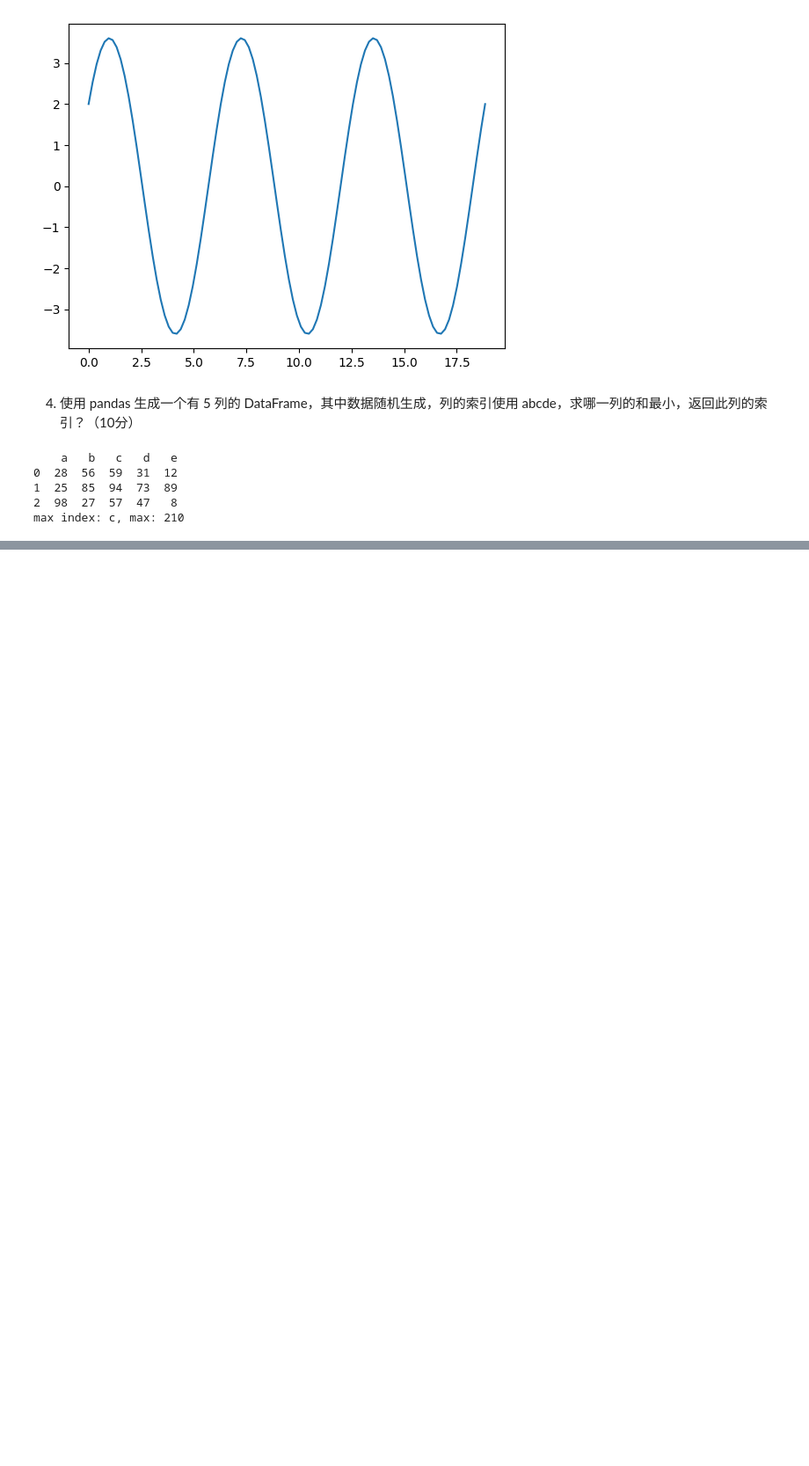
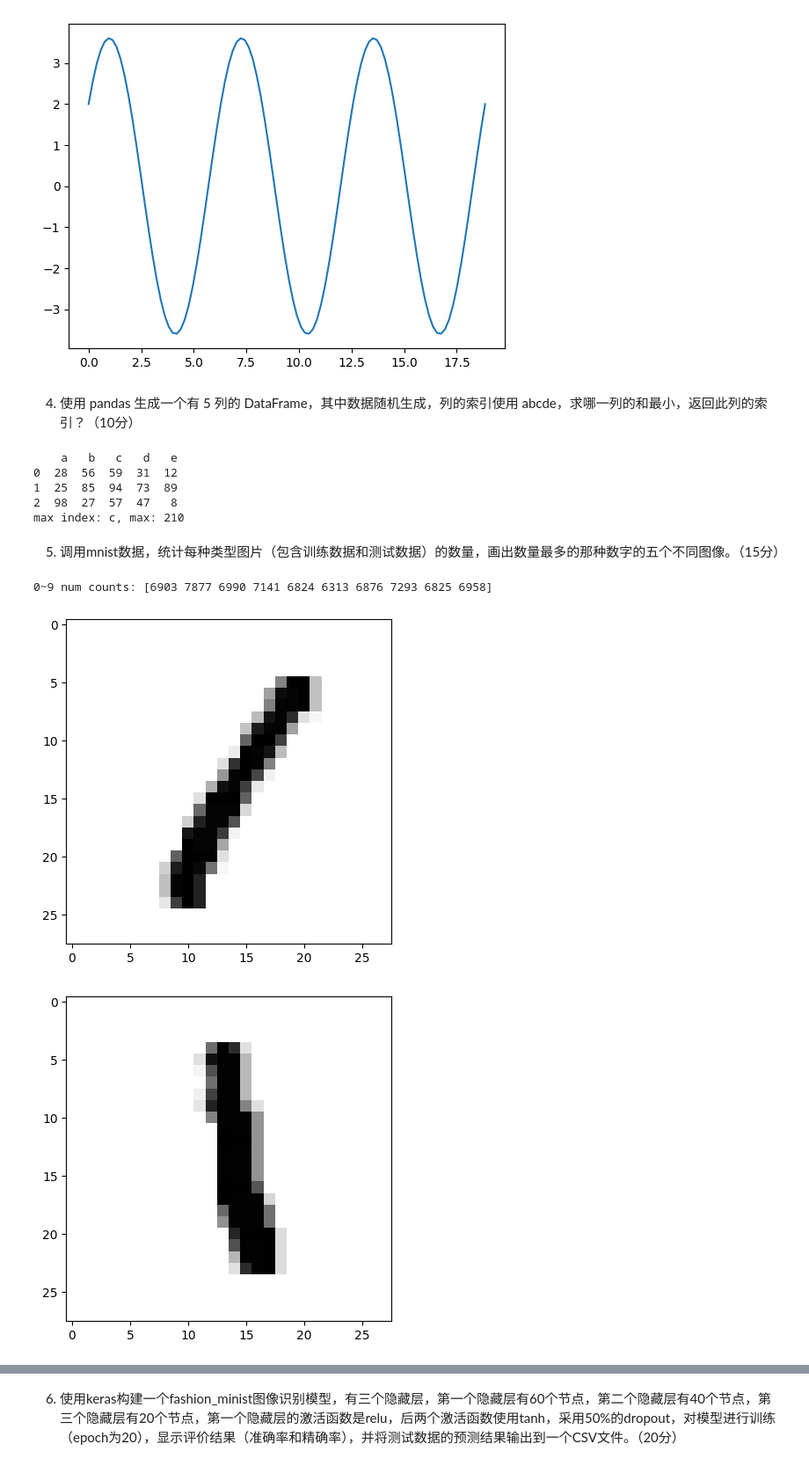
Before and after one commit to Nyeilim/pytorch-learning, a Jupyter notebook: homework/week-6/answer-6.ipynb, the cells around one changed output, grey strips where cells are left out. Shown at 88% size. Drawn from its saved outputs; the diff is of its cells as text; code cells hidden in the pictures; blank space fills up the shorter version.

```diff
--- a/homework/week-6/answer-6.ipynb
+++ b/homework/week-6/answer-6.ipynb
@@ -72,3 +72,40 @@ print("max index: {}, max: {}".format(max_idx, matrix_sum[max_idx]))
 1  25  85  94  73  89
 2  98  27  57  47   8
 max index: c, max: 210
+# %% [markdown]
+5.	调用mnist数据，统计每种类型图片（包含训练数据和测试数据）的数量，画出数量最多的那种数字的五个不同图像。（15分）
+# %%
+import tensorflow as tf
+import matplotlib.pyplot as plt
+import numpy as np
+
+mnist = tf.keras.datasets.mnist
+(x_train, y_train), (x_test, y_test) = mnist.load_data()
+x_all = np.concatenate((x_train, x_test))
+y_all = np.concatenate((y_train, y_test))
+
+# 什么垃圾动态语言，定义都没有
+num_counter = np.zeros(10, dtype=int)  # 数字个数
+index_bank = np.zeros((10, 5), dtype=int)  # 数字图片的下标
+index_bank.fill(-1)
+
+# 处理数据
+for i in range(y_all.size):
+    num = y_all[i]
+    num_counter[num] += 1  # 记录个数
+    j = 0
+    while j < 5 and index_bank[num][j] != -1:
+        j += 1  # 在不越界的情况下往后找到空位
+    if j < 5:
+        index_bank[num][j] = i  # 放入数字图片的下标
+
+print("0~9 num counts: {}".format(num_counter))  # 0~9 的图片个数
+most_num = num_counter.argmax()  # 取出图片下标，打印出五张图片
+for j in range(5):
+    idx = index_bank[most_num][j]
+    plt.imshow(x_train[idx], cmap=plt.get_cmap('gray_r'))  #画图
+    plt.show()
+# %% [output]
+0~9 num counts: [6903 7877 6990 7141 6824 6313 6876 7293 6825 6958]
+[figure, added]
+[figure, added]
@@ -74,0 +115,2 @@ max index: c, max: 210
+# %% [markdown]
+6.	使用keras构建一个fashion_minist图像识别模型，有三个隐藏层，第一个隐藏层有60个节点，第二个隐藏层有40个节点，第三个隐藏层有20个节点，第一个隐藏层的激活函数是relu，后两个激活函数使用tanh，采用50%的dropout，对模型进行训练（epoch为20），显示评价结果（准确率和精确率），并将测试数据的预测结果输出到一个CSV文件。（20分）
```
Also changed, not shown: parts of 7 cells of this notebook.
